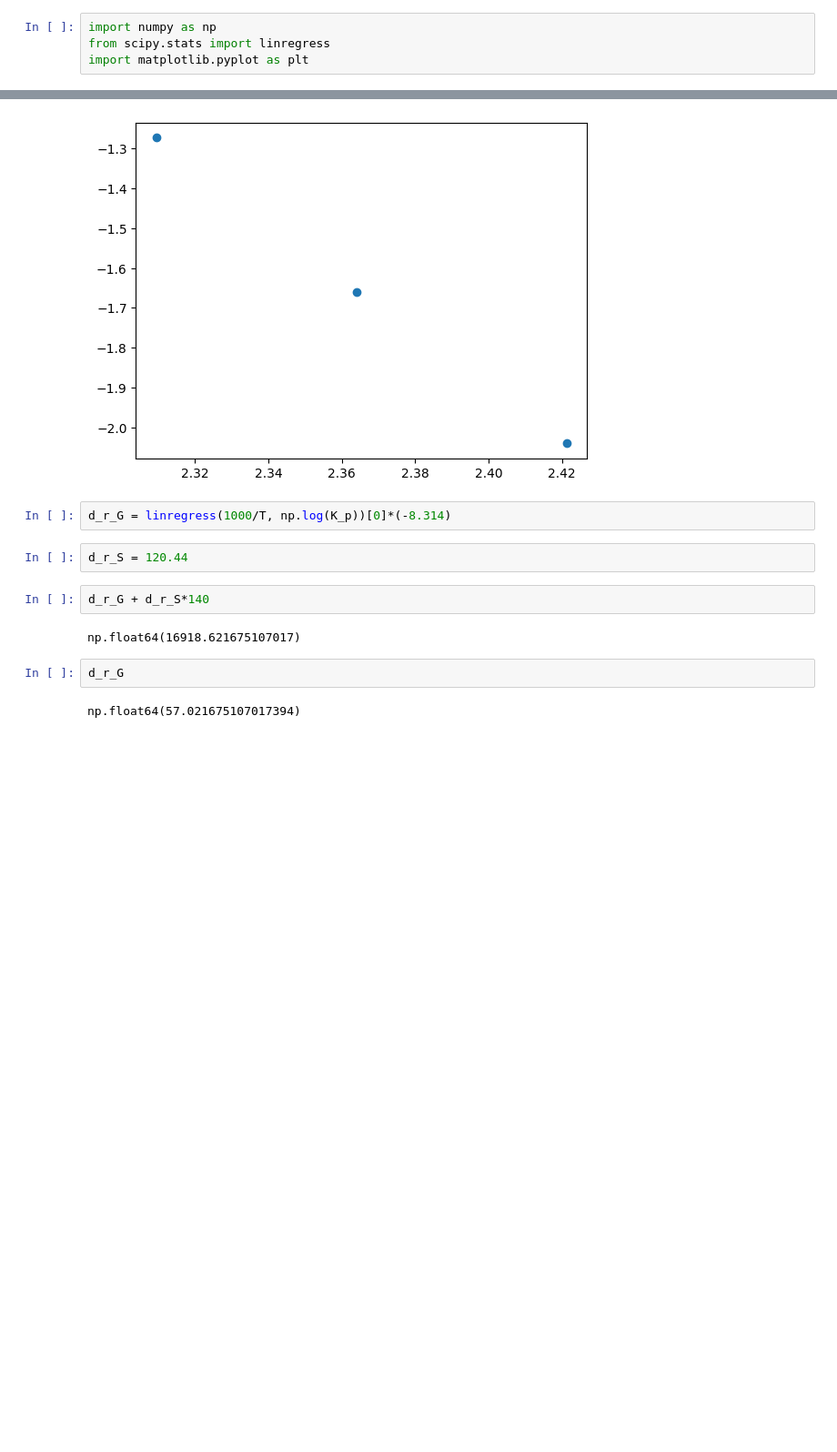
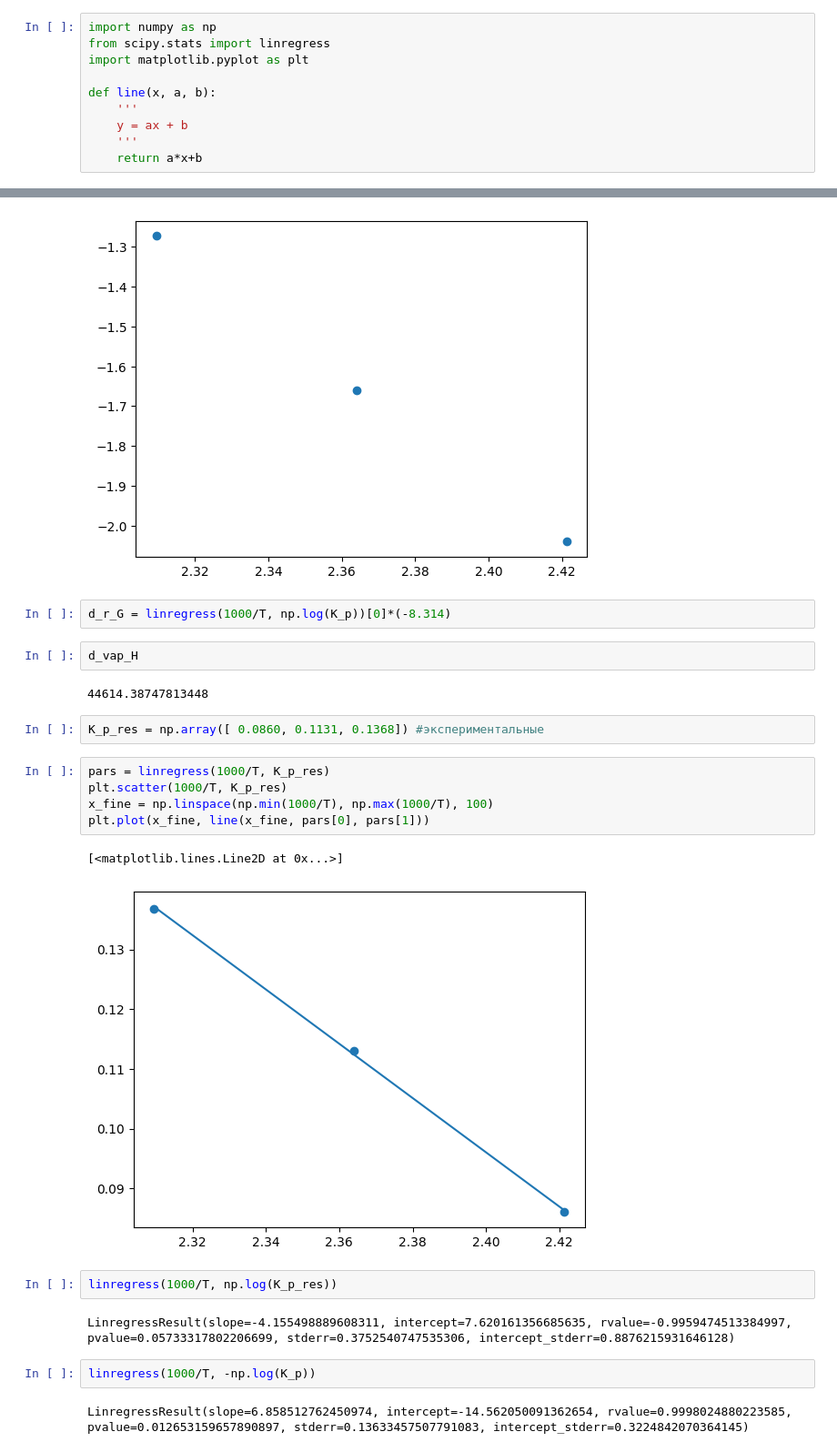
Before and after one commit to a-for-short/labs, a Jupyter notebook: thermod/ГХ-1/isopropanol.ipynb, the cells around one changed output, grey strips where cells are left out. Shown at 91% size. Cells and saved outputs as stored; diff of their text form; blank space fills up the shorter version.

```diff
--- a/thermod/ГХ-1/isopropanol.ipynb
+++ b/thermod/ГХ-1/isopropanol.ipynb
@@ -18,6 +18,12 @@ $$p^o=1bar$$
 import numpy as np
 from scipy.stats import linregress
 import matplotlib.pyplot as plt
+
+def line(x, a, b):
+    '''
+    y = ax + b
+    '''
+    return a*x+b
 # %%
 #Для определения давления изопропанола
 #H_vap = 45700-15*161.2 #J/mol
@@ -65,13 +71,25 @@ plt.scatter(1000/T, np.log(K_p))
 [figure]
 # %%
 d_r_G = linregress(1000/T, np.log(K_p))[0]*(-8.314)
-# %%
-d_r_S = 120.44
-# %%
-d_r_G + d_r_S*140
-# %% [output]
-np.float64(16918.621675107017)
-# %%
-d_r_G
-# %% [output]
-np.float64(57.021675107017394)
+# %%
+d_vap_H
+# %% [output]
+44614.38747813448
+# %%
+K_p_res = np.array([ 0.0860, 0.1131, 0.1368]) #экспериментальные
+# %%
+pars = linregress(1000/T, K_p_res)
+plt.scatter(1000/T, K_p_res)
+x_fine = np.linspace(np.min(1000/T), np.max(1000/T), 100)
+plt.plot(x_fine, line(x_fine, pars[0], pars[1]))
+# %% [output]
+[<matplotlib.lines.Line2D at 0x...>]
+[figure, added]
+# %%
+linregress(1000/T, np.log(K_p_res))
+# %% [output]
+LinregressResult(slope=-4.155498889608311, intercept=7.620161356685635, rvalue=-0.9959474513384997, pvalue=0.05733317802206699, stderr=0.3752540747535306, intercept_stderr=0.8876215931646128)
+# %%
+linregress(1000/T, -np.log(K_p))
+# %% [output]
+LinregressResult(slope=6.858512762450974, intercept=-14.562050091362654, rvalue=0.9998024880223585, pvalue=0.012653159657890897, stderr=0.13633457507791083, intercept_stderr=0.3224842070364145)
```
Also changed, not shown: parts of 1 cell of this notebook, 29 other files.
